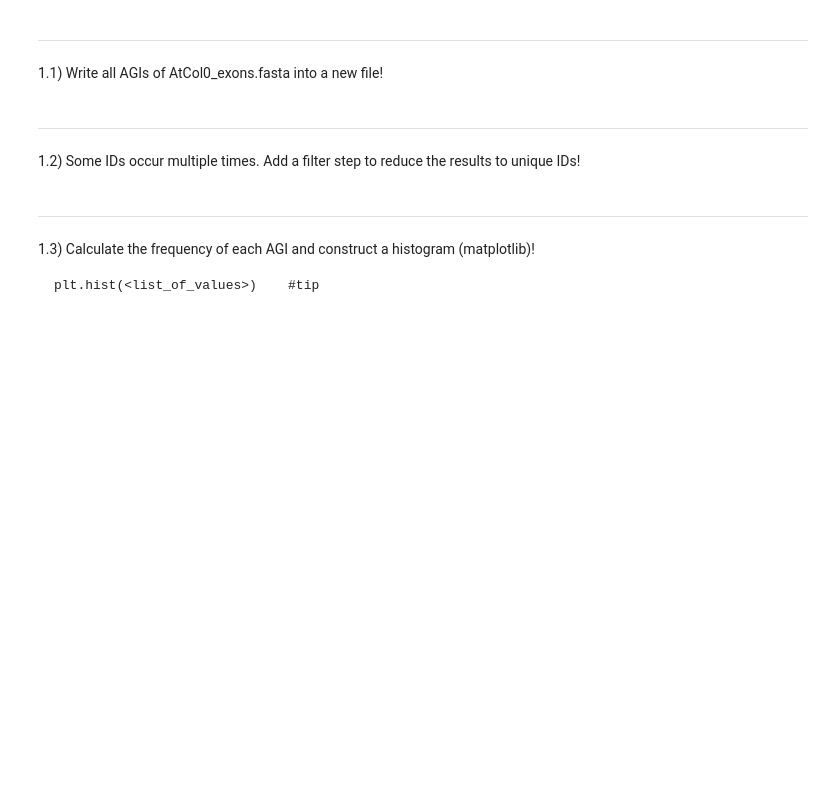
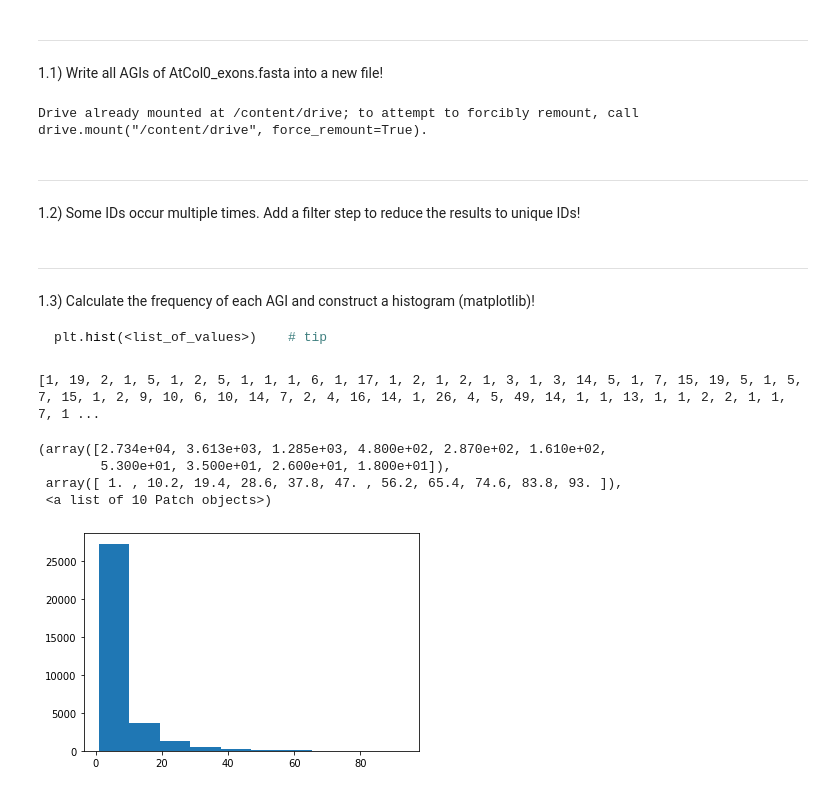
Before and after one commit to Franzili/UniPythonCourse, a Jupyter notebook: Exercises/Python_course_2021_exercises_E.ipynb, the cells around one changed output. Saved outputs shown, nothing was run; the diff lists cells and outputs as text; code cells hidden in the pictures; blank space fills up the shorter version.

Commit message:
Add solutions for exercise E

````diff
--- a/Exercises/Python_course_2021_exercises_E.ipynb
+++ b/Exercises/Python_course_2021_exercises_E.ipynb
@@ -7,16 +7,60 @@
 
 ---
 1.1) Write all AGIs of AtCol0_exons.fasta into a new file!
+# %%
+from google.colab import drive
+drive.mount('/content/drive')
+
+import re   # Import RegEx (regular expression) module
+
+def agi_list(file):
+  agis = []
+  with open(file, "r") as f:
+    line = f.readline()
+    with open("/content/drive/MyDrive/ColabNotebooks/UniPythonCourse/Exercises/data/AGIs_AtCol0.txt", 'w') as out:
+      while line:
+        agi = re.findall("AT\dG\d{5}", line)    # \d is an arbitrary decimal, \d{5} means five decimals successively
+        if len(agi) > 0:
+          agis.append(agi[0])
+          out.write(agi[0])
+        line = f.readline()
+  return agis
+
+agis = agi_list("/content/drive/MyDrive/ColabNotebooks/UniPythonCourse/Exercises/data/AtCol0_Exons.fasta")
+# %% [output]
+Drive already mounted at /content/drive; to attempt to forcibly remount, call drive.mount("/content/drive", force_remount=True).
 # %% [markdown]
 
 
 ---
 1.2) Some IDs occur multiple times. Add a filter step to reduce the results to unique IDs!
+# %%
+unique_agis = set(agis)
 # %% [markdown]
 
 
 ---
 1.3) Calculate the frequency of each AGI and construct a histogram (matplotlib)!
+```python
+plt.hist(<list_of_values>)    # tip
 ```
-plt.hist(<list_of_values>)    #tip
-```
+# %%
+agi_hist = []
+for agi in unique_agis:
+  agi_hist.append((agi, agis.count(agi)))   # Append the AGIs as tuples of the AGI and its corresponding count
+# %%
+import matplotlib.pyplot as plt
+
+# For plotting a histogram, we only need the frequencies
+only_agi_counts = []
+for (first, second) in agi_hist:
+  only_agi_counts.append(second)
+
+plt.hist(only_agi_counts)
+# %% [output]
+[1, 19, 2, 1, 5, 1, 2, 5, 1, 1, 1, 6, 1, 17, 1, 2, 1, 2, 1, 3, 1, 3, 14, 5, 1, 7, 15, 19, 5, 1, 5, 7, 15, 1, 2, 9, 10, 6, 10, 14, 7, 2, 4, 16, 14, 1, 26, 4, 5, 49, 14, 1, 1, 13, 1, 1, 2, 2, 1, 1, 7, 1 ...
+(array([2.734e+04, 3.613e+03, 1.285e+03, 4.800e+02, 2.870e+02, 1.610e+02,
+        5.300e+01, 3.500e+01, 2.600e+01, 1.800e+01]),
+ array([ 1. , 10.2, 19.4, 28.6, 37.8, 47. , 56.2, 65.4, 74.6, 83.8, 93. ]),
+ <a list of 10 Patch objects>)
+[figure, added]
````
Also changed, not shown: parts of 3 cells of this notebook.
